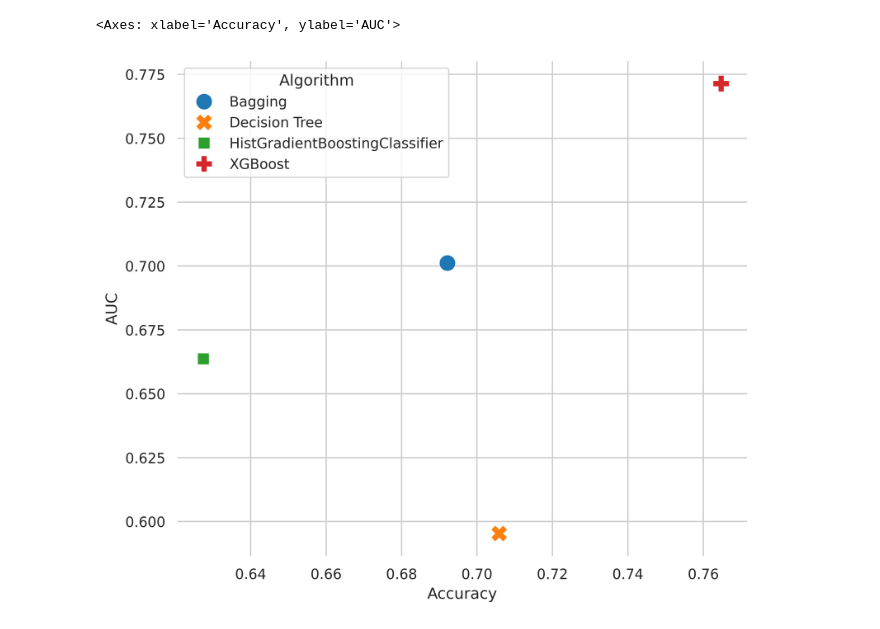
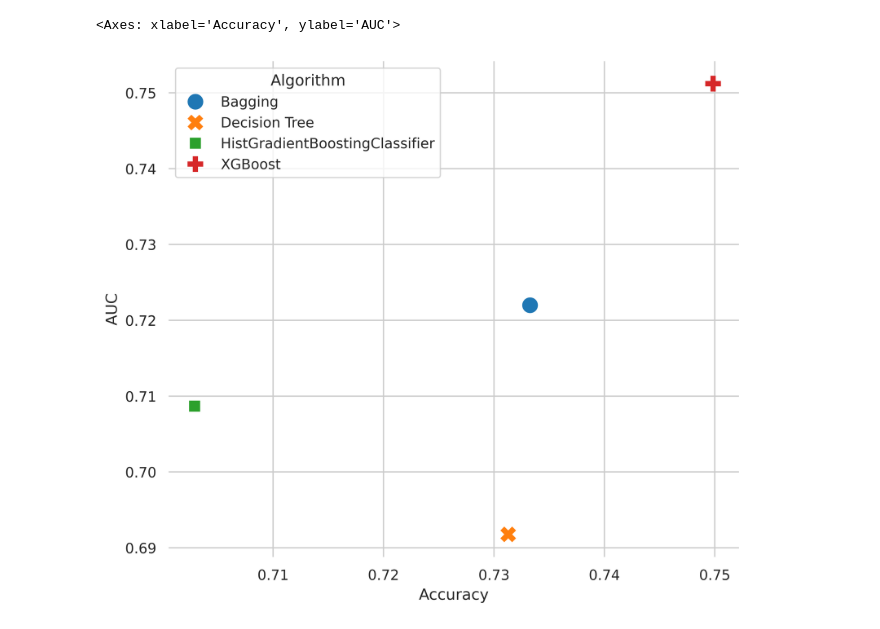
Before and after one commit to eokoshi/AI-TBLB-Assist, a Jupyter notebook: classifier_compare.ipynb, the cells around one changed output. Saved outputs shown, nothing was run; the diff lists cells and outputs as text; code cells hidden in the pictures.

```diff
--- a/classifier_compare.ipynb
+++ b/classifier_compare.ipynb
@@ -26,6 +28,7 @@ y = data["maligvsbenign"]
 
 X_train, X_test, y_train, y_test = train_test_split(X, y, train_size=0.8, stratify=data["target"], random_state=184)
 # %%
+
 names = [
     "Decision Tree",
     "XGBoost",
@@ -35,21 +38,31 @@ names = [
 
 scores=[]
 
-for i in tqdm(range(10)):
-	X_train, X_test, y_train, y_test = train_test_split(X, y, train_size=0.8, stratify=data["target"], random_state=184)
+for i in tqdm(range(1000)):
+	X_train, X_test, y_train, y_test = train_test_split(X, y, train_size=0.8, stratify=data["target"])
 	classifiers = [
-	    DecisionTreeClassifier(max_depth=5),
-        xgb.XGBClassifier(),
+	    DecisionTreeClassifier(),
+        xgb.XGBClassifier(reg_alpha = 1),
         HistGradientBoostingClassifier(),
         BaggingClassifier(),
 	]
 	for name, clf in zip(names, classifiers):
+		start = time()
 		clf.fit(X_train, y_train)
+		preds = clf.predict(X_test)
 		score = clf.score(X_test, y_test)
 		proba = clf.predict_proba(X_test)[:,1]
 		auc = roc_auc_score(y_test, proba)
-		output= [name, score, auc]
+		f1 = f1_score(y_test, preds)
+		precision = precision_score(y_test, preds)
+		recall = recall_score(y_test, preds)
+		end = time()
+		extime = end-start
+		output= [name, score, auc, f1, precision, recall, extime]
 		scores.append(output)
+		# ConfusionMatrixDisplay.from_predictions(y_test, preds).ax_.set_title(name)
+		# plt.grid(False)
+		# plt.savefig(fname = f"{name}_cm.jpeg", dpi = 1000)
 
 scores = pd.DataFrame(scores)
 
@@ -58,31 +71,31 @@ scores = pd.DataFrame(scores)
 accuracy = [scores[1][i] for i in range(len(scores))]
 
 auc = [scores[2][i] for i in range(len(scores))]
 namesplot = [scores[0][i] for i in range(len(scores))]
 
 plotdf = pd.DataFrame([accuracy,auc,namesplot]).T
 plotdf = plotdf.rename(columns={0:"Accuracy",1:"AUC",2:"Algorithm"})
 
 medians = plotdf.groupby("Algorithm")[["Accuracy","AUC"]].median()
 means = plotdf.groupby("Algorithm")[["Accuracy","AUC"]].mean()
 
 
 import seaborn as sns
 import matplotlib.pyplot as plt
 sns.set_theme(style="whitegrid")
 
 
 # Draw a scatter plot while assigning point colors and sizes to different
 # variables in the dataset
 fig, ax = plt.subplots(figsize=(8,7))
 fig.set_dpi(600)
 sns.despine(fig, left=True, bottom=True)
 sns.scatterplot(x="Accuracy", y="AUC",
                 hue="Algorithm",
                 palette="tab10",
 				style="Algorithm",
                 linewidth=0, s=150,
                 data=means, ax=ax, edgecolors="grey")
 # %% [output]
 <Axes: xlabel='Accuracy', ylabel='AUC'>
-[figure, old version]
+[figure, new version]
```
Also changed, not shown: parts of 2 cells of this notebook, 3 other files.
